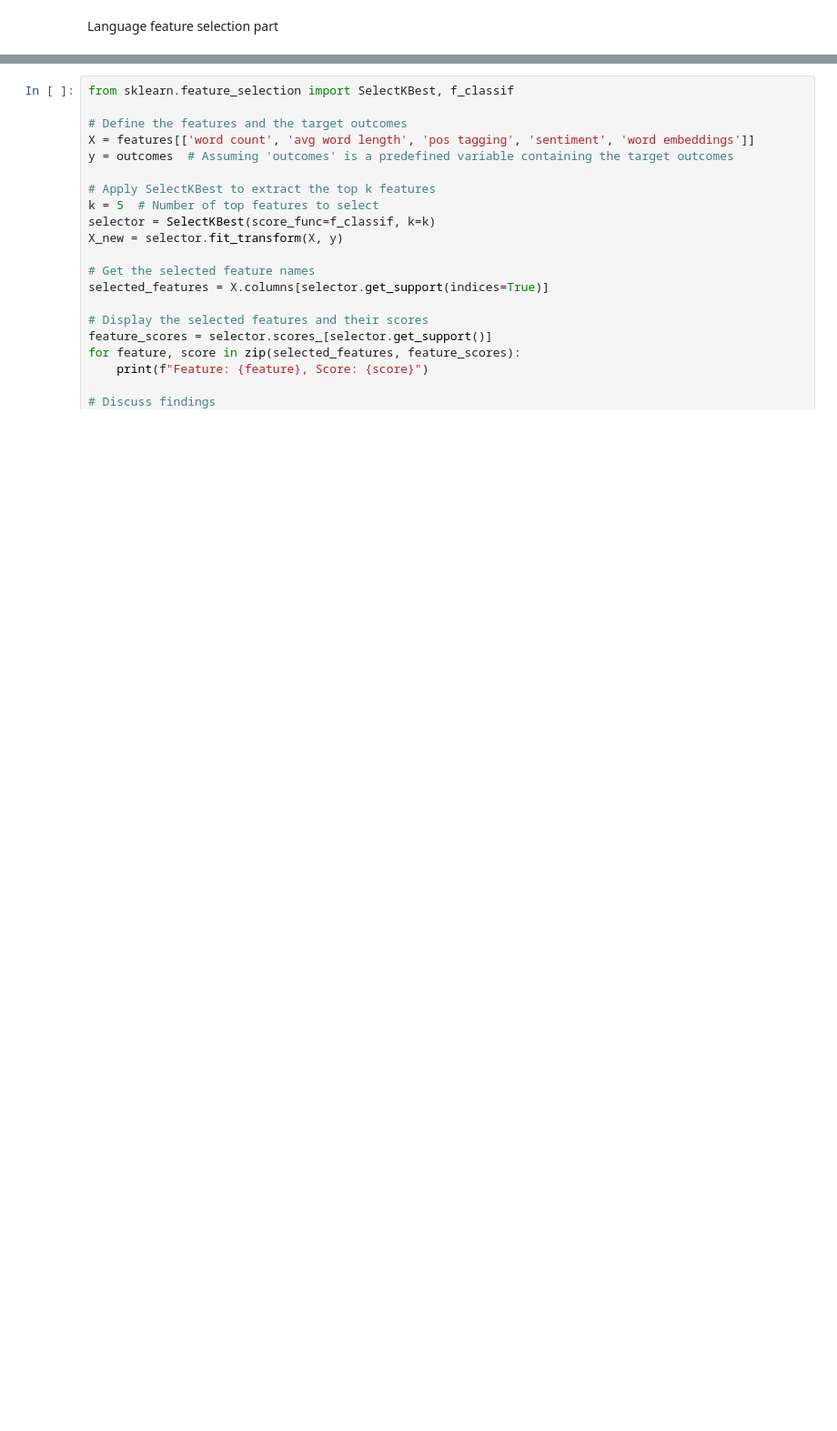
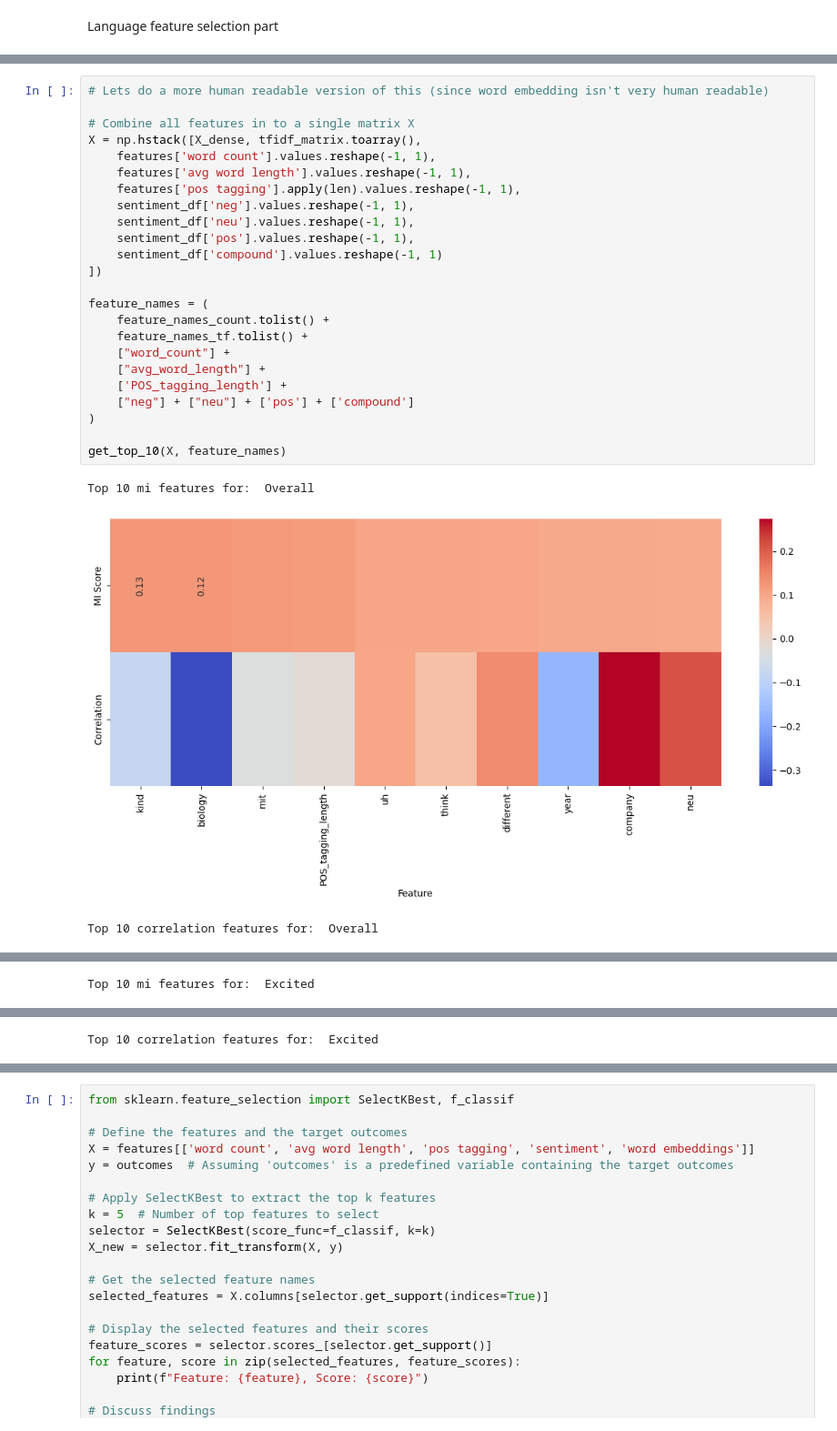
Before and after one commit to gyanigk/ML-HW4, a Jupyter notebook: language_features.ipynb, the cells around one changed output, grey strips where cells are left out. Shown at 91% size. Drawn from its saved outputs; the diff is of its cells as text; blank space fills up the shorter version.

```diff
--- a/language_features.ipynb
+++ b/language_features.ipynb
@@ -316,0 +497,28 @@ Language feature selection part
+# %%
+# Lets do a more human readable version of this (since word embedding isn't very human readable)
+
+# Combine all features in to a single matrix X
+X = np.hstack([X_dense, tfidf_matrix.toarray(),
+    features['word count'].values.reshape(-1, 1),
+    features['avg word length'].values.reshape(-1, 1),
+    features['pos tagging'].apply(len).values.reshape(-1, 1),
+    sentiment_df['neg'].values.reshape(-1, 1),
+    sentiment_df['neu'].values.reshape(-1, 1),
+    sentiment_df['pos'].values.reshape(-1, 1),
+    sentiment_df['compound'].values.reshape(-1, 1)
+])
+
+feature_names = (
+    feature_names_count.tolist() +
+    feature_names_tf.tolist() +
+    ["word_count"] +
+    ["avg_word_length"] +
+    ['POS_tagging_length'] +
+    ["neg"] + ["neu"] + ['pos'] + ['compound']
+)
+
+get_top_10(X, feature_names)
+# %% [output]
+Top 10 mi features for:  Overall
+[figure, added]
+Top 10 correlation features for:  Overall
@@ -316,0 +526 @@ Language feature selection part
+Top 10 mi features for:  Excited
@@ -316,0 +528 @@ Language feature selection part
+Top 10 correlation features for:  Excited
```
Also changed, not shown: parts of 12 cells of this notebook.
